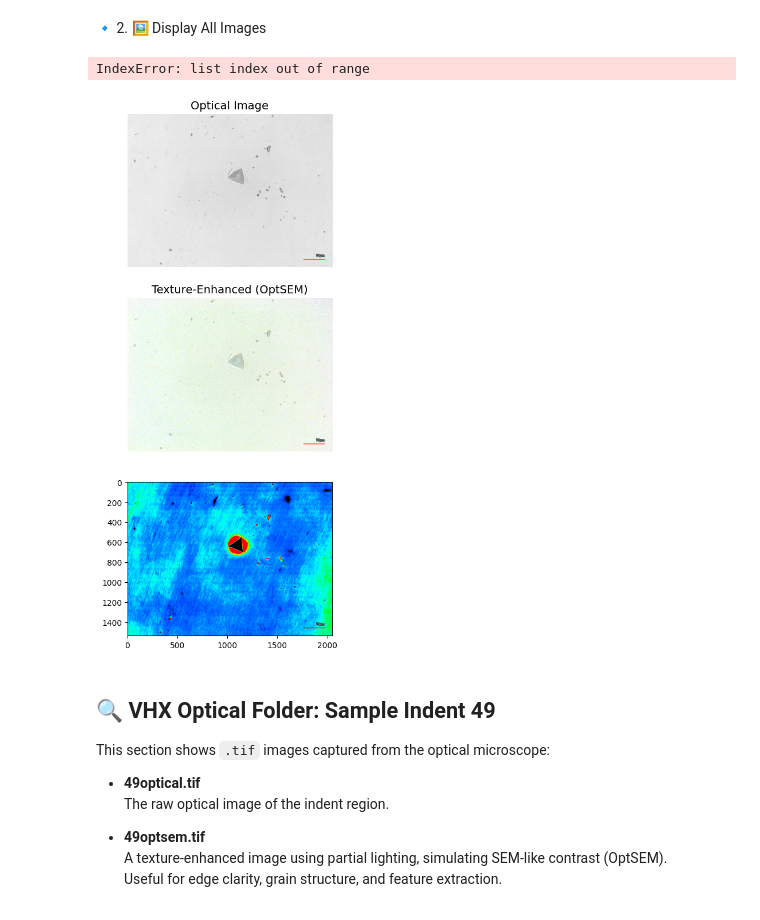
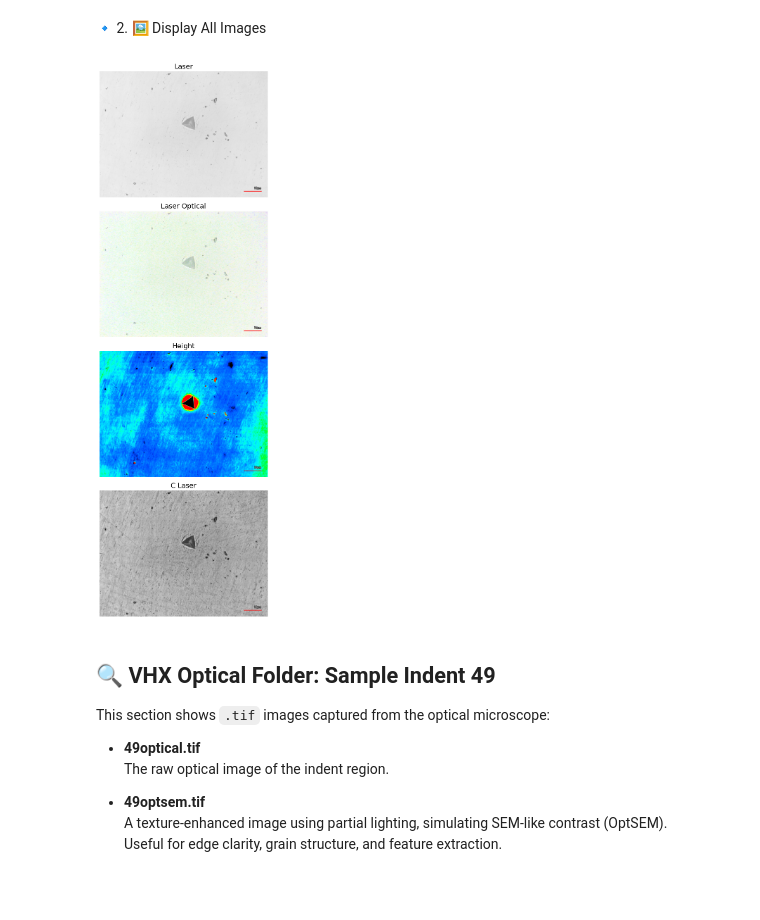
Before and after one commit to VivekAChawla/Nanoindenation_Dataset, a Jupyter notebook: Colab_demo.ipynb, the cells around one changed output. Cells and saved outputs as stored; diff of their text form; code cells hidden in the pictures.

```diff
--- a/Colab_demo.ipynb
+++ b/Colab_demo.ipynb
@@ -92,36 +92,35 @@ def show_image_grid(file_list, titles=None):
     plt.figure(figsize=(8, 4 * num_images))  # Taller layout for separate rows
 
     for i, file in enumerate(file_list):
         img = Image.open(file)
         plt.subplot(num_images, 1, i + 1)
         plt.imshow(img)
         plt.title(titles[i] if titles else file, fontsize=14)
         plt.axis('off')
 
     plt.tight_layout()
     plt.show()
 
 
 files_to_show = [
     "49_Laser.png",
     "49_Laser_Optical.png",
     "49_Height.png",
     "49_C_laser.png"
 ]
 
-# titles = ["Laser", "Laser Optical", "Height", "C Laser"]
+titles = ["Laser", "Laser Optical", "Height", "C Laser"]
 
 
 # files_to_show = [
 #     "49_Height.png",
 #     "49_C_laser.png"
 # ]
 # titles = [ "Height", "C Laser"]
 
 show_image_grid(files_to_show, titles)
 # %% [output]
-IndexError: list index out of range
-[figure, old version]
+[figure, new version]
 # %% [markdown]
 ## 🔍 VHX Optical Folder: Sample Indent 49
 
```
